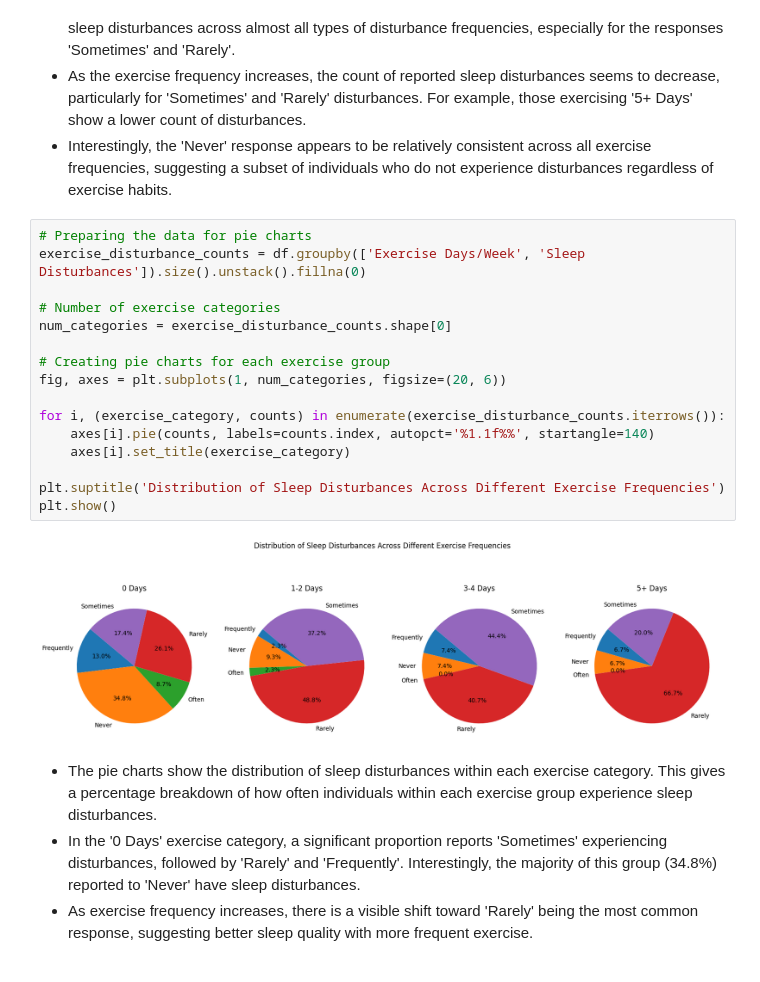
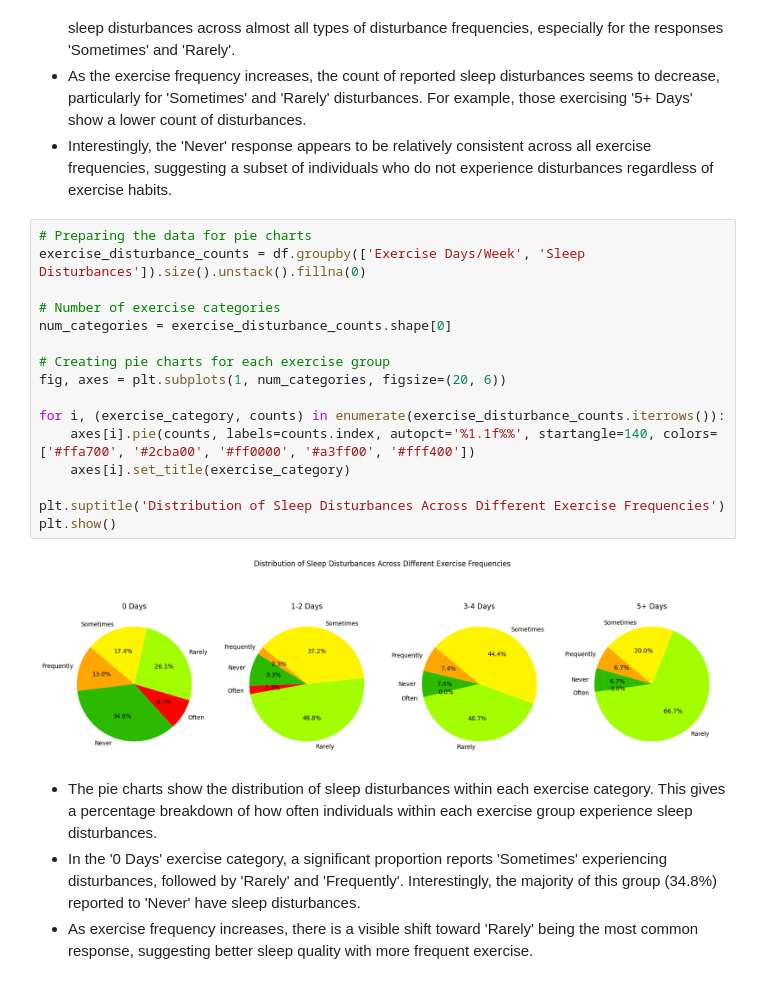
Before and after one commit to johnkimtech/sleep, a Jupyter notebook: desc_stat_visualize.ipynb, the cells around one changed output. Saved outputs shown, nothing was run; the diff lists cells and outputs as text.

```diff
--- a/desc_stat_visualize.ipynb
+++ b/desc_stat_visualize.ipynb
@@ -318,21 +342,21 @@ plt.show()
 # %%
 # Preparing the data for pie charts
 exercise_disturbance_counts = df.groupby(['Exercise Days/Week', 'Sleep Disturbances']).size().unstack().fillna(0)
 
 # Number of exercise categories
 num_categories = exercise_disturbance_counts.shape[0]
 
 # Creating pie charts for each exercise group
 fig, axes = plt.subplots(1, num_categories, figsize=(20, 6))
 
 for i, (exercise_category, counts) in enumerate(exercise_disturbance_counts.iterrows()):
-    axes[i].pie(counts, labels=counts.index, autopct='%1.1f%%', startangle=140)
+    axes[i].pie(counts, labels=counts.index, autopct='%1.1f%%', startangle=140, colors=['#ffa700', '#2cba00', '#ff0000', '#a3ff00', '#fff400'])
     axes[i].set_title(exercise_category)
 
 plt.suptitle('Distribution of Sleep Disturbances Across Different Exercise Frequencies')
 plt.show()
 # %% [output]
-[figure, old version]
+[figure, new version]
 # %% [markdown]
 - The pie charts show the distribution of sleep disturbances within each exercise category. This gives a percentage breakdown of how often individuals within each exercise group experience sleep disturbances.
 - In the '0 Days' exercise category, a significant proportion reports 'Sometimes' experiencing disturbances, followed by 'Rarely' and 'Frequently'. Interestingly, the majority of this group (34.8%) reported to 'Never' have sleep disturbances.
```
Also changed, not shown: parts of 12 cells of this notebook, 4 other files.
